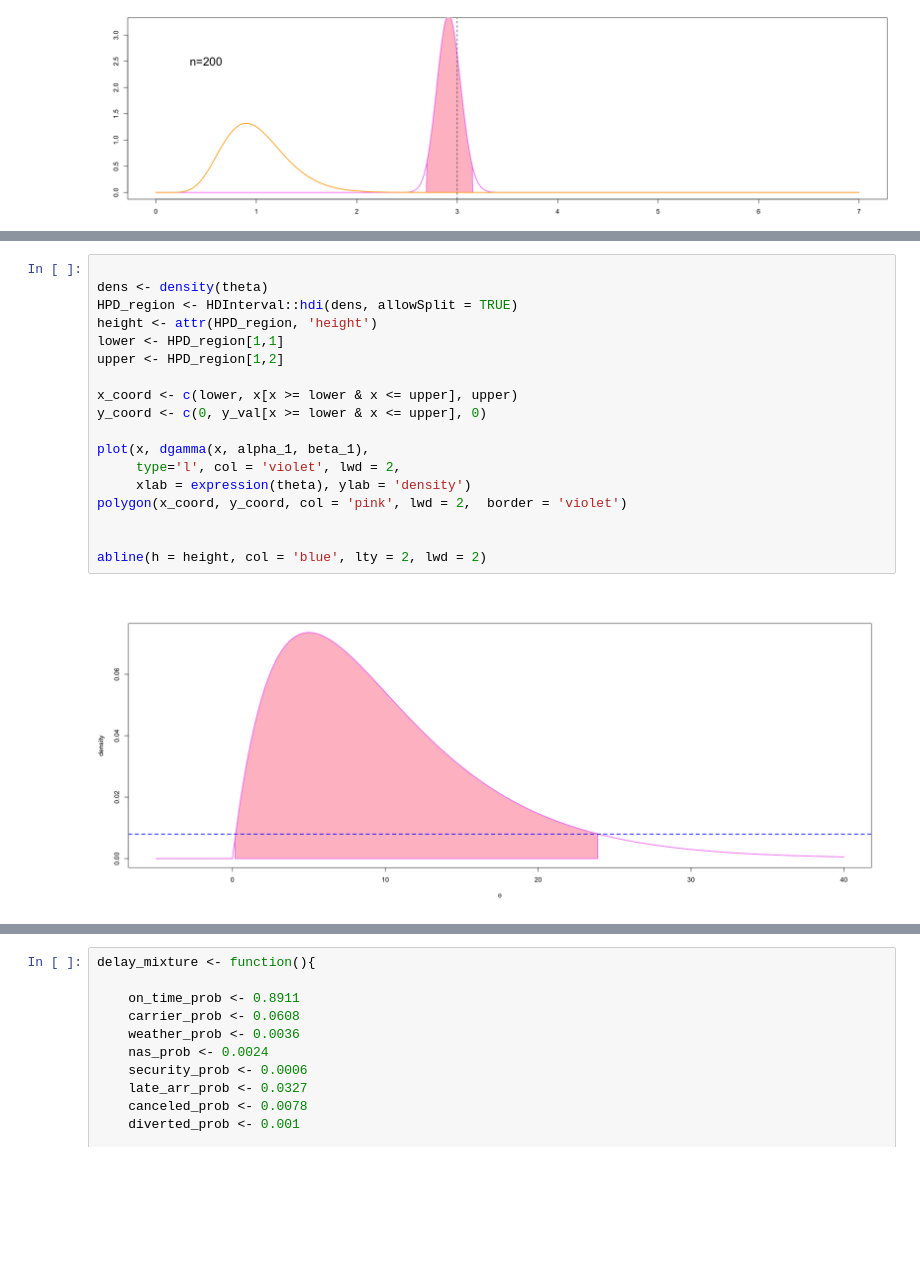
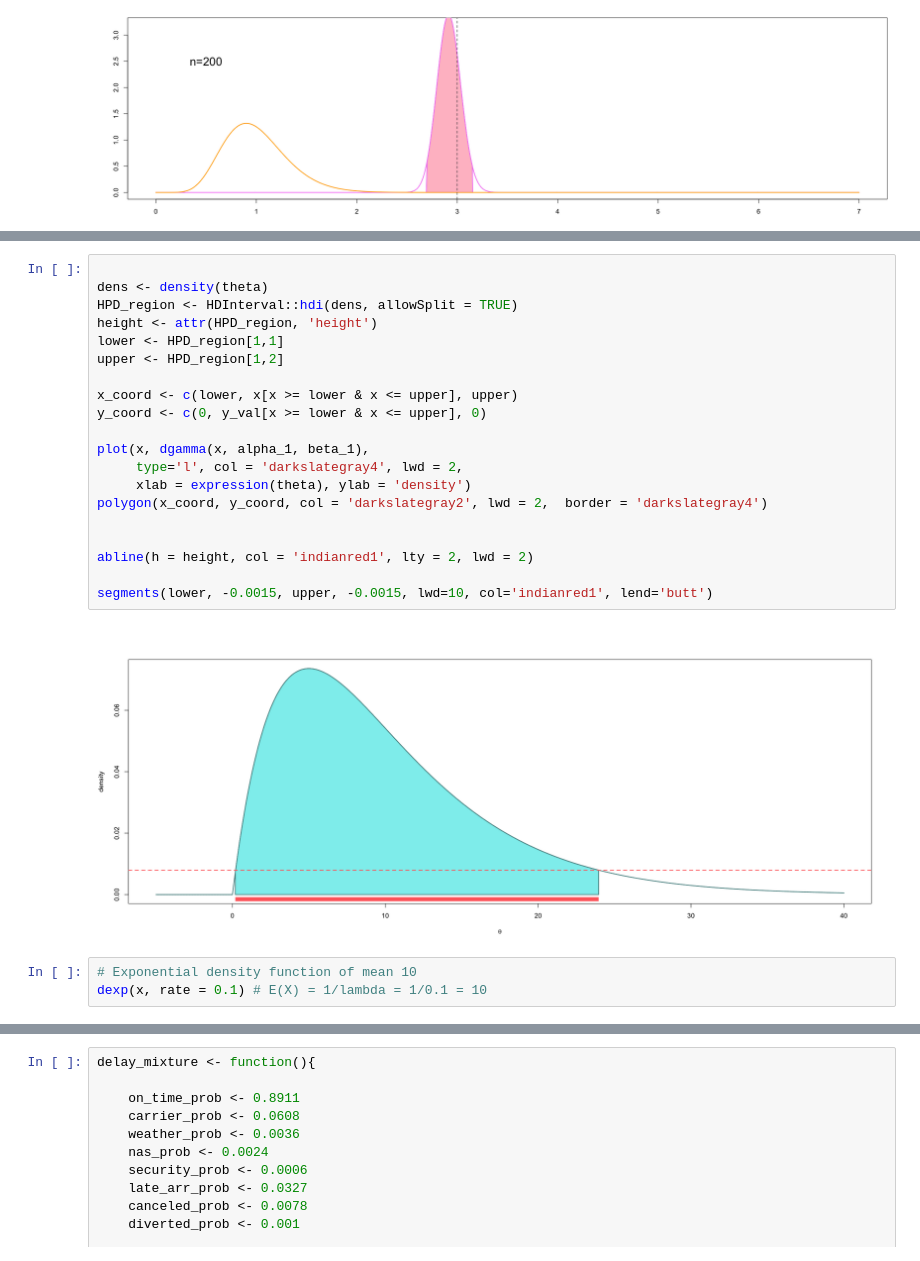
Before and after one commit to sam-tritto/bayesian-hdi, a Jupyter notebook: BayesianHPD.ipynb, the cells around one changed output, grey strips where cells are left out. Saved outputs shown, nothing was run; the diff lists cells and outputs as text; blank space fills up the shorter version.

```diff
--- a/BayesianHPD.ipynb
+++ b/BayesianHPD.ipynb
@@ -193,20 +197,25 @@ polygon(x_coord, y_coord, col = 'pink', lwd = 2,  border = 'violet')
 # %%
 
 dens <- density(theta)
 HPD_region <- HDInterval::hdi(dens, allowSplit = TRUE)
 height <- attr(HPD_region, 'height')
 lower <- HPD_region[1,1]
 upper <- HPD_region[1,2]
 
 x_coord <- c(lower, x[x >= lower & x <= upper], upper)
 y_coord <- c(0, y_val[x >= lower & x <= upper], 0)
 
 plot(x, dgamma(x, alpha_1, beta_1),
-     type='l', col = 'violet', lwd = 2,
+     type='l', col = 'darkslategray4', lwd = 2,
      xlab = expression(theta), ylab = 'density')
-polygon(x_coord, y_coord, col = 'pink', lwd = 2,  border = 'violet')
+polygon(x_coord, y_coord, col = 'darkslategray2', lwd = 2,  border = 'darkslategray4')
 
 
-abline(h = height, col = 'blue', lty = 2, lwd = 2)
+abline(h = height, col = 'indianred1', lty = 2, lwd = 2)
+
+segments(lower, -0.0015, upper, -0.0015, lwd=10, col='indianred1', lend='butt')
 # %% [output]
-[figure, old version]
+[figure, new version]
+# %%
+# Exponential density function of mean 10
+dexp(x, rate = 0.1) # E(X) = 1/lambda = 1/0.1 = 10
```
Also changed, not shown: parts of 8 cells of this notebook.
